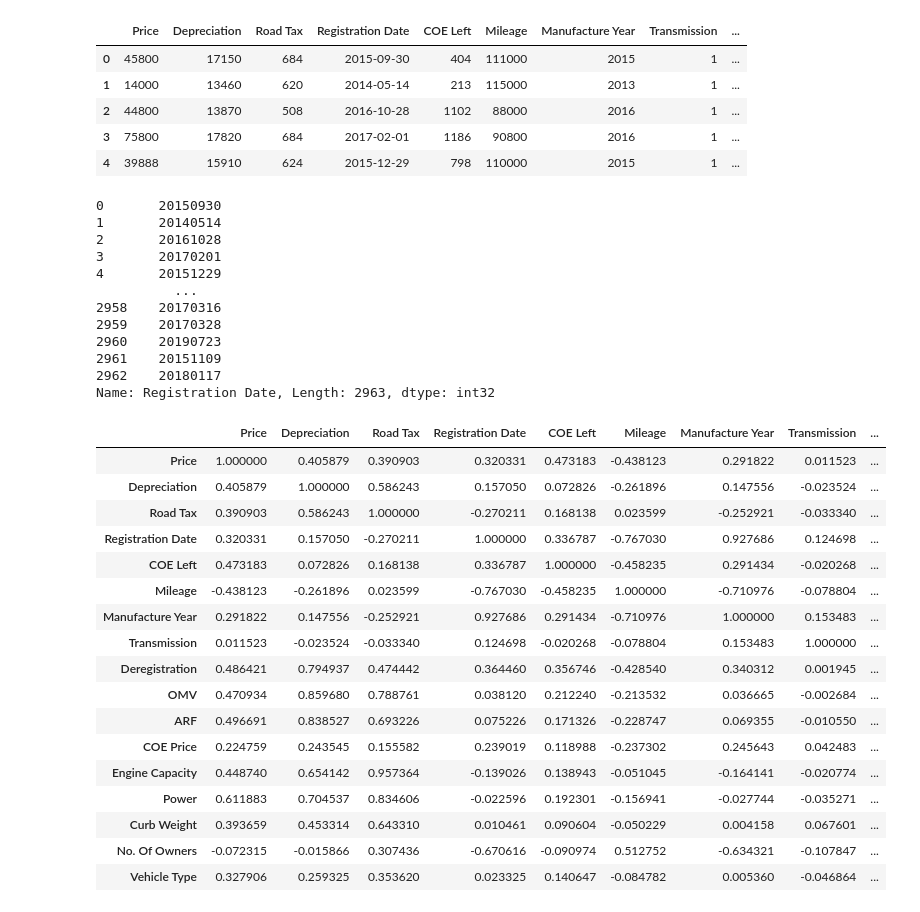
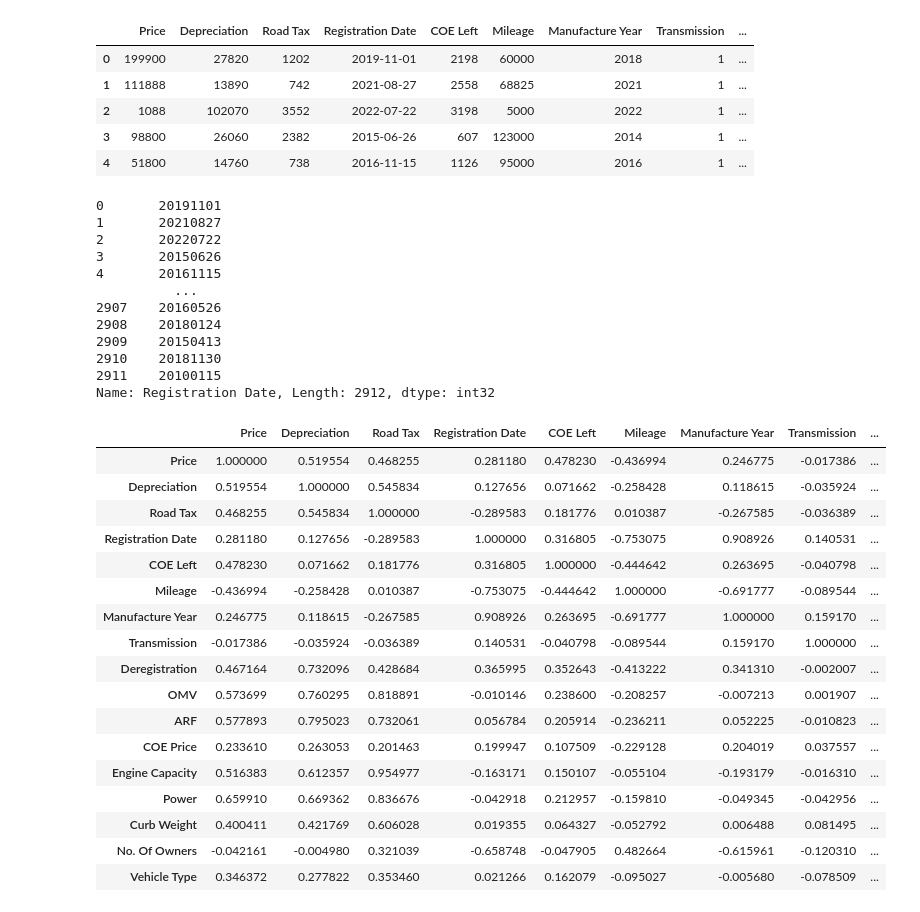
Before and after one commit to shepherd333/INF1002-Web-Crawler-Project, a Jupyter notebook: ML_recommended.ipynb, the cells around one changed output. Cells and saved outputs as stored; diff of their text form; code cells hidden in the pictures.

```diff
--- a/ML_recommended.ipynb
+++ b/ML_recommended.ipynb
@@ -11,43 +11,43 @@ import pickle
 from datetime import datetime
 
 # read the cleaned data
-data = pd.read_csv("ProcessedData.csv")
+data = pd.read_csv("ProcessedData_.csv")
 
 #drop car brand names
-data_rm_brand = data.drop('Brand', axis=1)
+data_rm_brand = data.drop(['Listing ID','Brand', 'Listing URL'], axis=1)
 
 #change car Registration Dates str type to datetime type
 data_rm_brand['Registration Date'] = pd.to_datetime(data['Registration Date'])
 data_rm_brand['Registration Date'].dtypes
 
 #encode Transmission (Auto='1', Manual='0')
 #Define a mapping dictionary
 mapping_dict = {'Auto': 1, 'Manual': 0}
 
 # Apply the mapping to the "Transmission" column
 data_rm_brand['Transmission'] = data_rm_brand['Transmission'].map(mapping_dict)
 
 #Rename the column to 'Transmission' to reflect encoding
 data_rm_brand.rename(columns={'Transmission': 'Transmission'}, inplace=True)
 
 #encode car types
 # Define a mapping dictionary
 mapping_dict2 = {'Hatchback': 1,'Mid-Sized Sedan': 2, 'MPV': 3, 'Luxury Sedan': 4, 'SUV': 5, 'Sports Car': 6, 'Stationwagon': 7}
 
 # Apply the mapping to the "Vehicle Type" column
 data_rm_brand['Vehicle Type'] = data_rm_brand['Vehicle Type'].map(mapping_dict2)
 
 #Rename 'Vehicle Type' to reflect encoding
 data_rm_brand.rename(columns={'Vehicle Type': 'Vehicle Type'}, inplace=True)
 
 data_rm_brand.head()
 # %% [output]
 |  | Price | Depreciation | Road Tax | Registration Date | COE Left | Mileage | Manufacture Year | Transmission | ... |
-| 0 | 45800 | 17150 | 684 | 2015-09-30 | 404 | 111000 | 2015 | 1 | ... |
-| 1 | 14000 | 13460 | 620 | 2014-05-14 | 213 | 115000 | 2013 | 1 | ... |
-| 2 | 44800 | 13870 | 508 | 2016-10-28 | 1102 | 88000 | 2016 | 1 | ... |
-| 3 | 75800 | 17820 | 684 | 2017-02-01 | 1186 | 90800 | 2016 | 1 | ... |
-| 4 | 39888 | 15910 | 624 | 2015-12-29 | 798 | 110000 | 2015 | 1 | ... |
+| 0 | 199900 | 27820 | 1202 | 2019-11-01 | 2198 | 60000 | 2018 | 1 | ... |
+| 1 | 111888 | 13890 | 742 | 2021-08-27 | 2558 | 68825 | 2021 | 1 | ... |
+| 2 | 1088 | 102070 | 3552 | 2022-07-22 | 3198 | 5000 | 2022 | 1 | ... |
+| 3 | 98800 | 26060 | 2382 | 2015-06-26 | 607 | 123000 | 2014 | 1 | ... |
+| 4 | 51800 | 14760 | 738 | 2016-11-15 | 1126 | 95000 | 2016 | 1 | ... |
 # %%
 # Convert the Series object to a datetime object using the `to_datetime()` function.
 registration_date_datetime = pd.to_datetime(data_rm_brand['Registration Date'], format='%y-%m-%d')
@@ -58,39 +58,39 @@ encoded_registration_date = registration_date_datetime.dt.year * 10000 + registr
 print(encoded_registration_date)
 encoded_registration_date = encoded_registration_date.astype(int)
 # %% [output]
-0       20150930
-1       20140514
-2       20161028
-3       20170201
-4       20151229
+0       20191101
+1       20210827
+2       20220722
+3       20150626
+4       20161115
           ...
-2958    20170316
-2959    20170328
-2960    20190723
-2961    20151109
-2962    20180117
-Name: Registration Date, Length: 2963, dtype: int32
+2907    20160526
+2908    20180124
+2909    20150413
+2910    20181130
+2911    20100115
+Name: Registration Date, Length: 2912, dtype: int32
 # %%
 data_rm_brand.corr()
 # %% [output]
 |  | Price | Depreciation | Road Tax | Registration Date | COE Left | Mileage | Manufacture Year | Transmission | ... |
-| Price | 1.000000 | 0.405879 | 0.390903 | 0.320331 | 0.473183 | -0.438123 | 0.291822 | 0.011523 | ... |
-| Depreciation | 0.405879 | 1.000000 | 0.586243 | 0.157050 | 0.072826 | -0.261896 | 0.147556 | -0.023524 | ... |
-| Road Tax | 0.390903 | 0.586243 | 1.000000 | -0.270211 | 0.168138 | 0.023599 | -0.252921 | -0.033340 | ... |
-| Registration Date | 0.320331 | 0.157050 | -0.270211 | 1.000000 | 0.336787 | -0.767030 | 0.927686 | 0.124698 | ... |
-| COE Left | 0.473183 | 0.072826 | 0.168138 | 0.336787 | 1.000000 | -0.458235 | 0.291434 | -0.020268 | ... |
-| Mileage | -0.438123 | -0.261896 | 0.023599 | -0.767030 | -0.458235 | 1.000000 | -0.710976 | -0.078804 | ... |
-| Manufacture Year | 0.291822 | 0.147556 | -0.252921 | 0.927686 | 0.291434 | -0.710976 | 1.000000 | 0.153483 | ... |
-| Transmission | 0.011523 | -0.023524 | -0.033340 | 0.124698 | -0.020268 | -0.078804 | 0.153483 | 1.000000 | ... |
-| Deregistration | 0.486421 | 0.794937 | 0.474442 | 0.364460 | 0.356746 | -0.428540 | 0.340312 | 0.001945 | ... |
-| OMV | 0.470934 | 0.859680 | 0.788761 | 0.038120 | 0.212240 | -0.213532 | 0.036665 | -0.002684 | ... |
-| ARF | 0.496691 | 0.838527 | 0.693226 | 0.075226 | 0.171326 | -0.228747 | 0.069355 | -0.010550 | ... |
-| COE Price | 0.224759 | 0.243545 | 0.155582 | 0.239019 | 0.118988 | -0.237302 | 0.245643 | 0.042483 | ... |
-| Engine Capacity | 0.448740 | 0.654142 | 0.957364 | -0.139026 | 0.138943 | -0.051045 | -0.164141 | -0.020774 | ... |
-| Power | 0.611883 | 0.704537 | 0.834606 | -0.022596 | 0.192301 | -0.156941 | -0.027744 | -0.035271 | ... |
-| Curb Weight | 0.393659 | 0.453314 | 0.643310 | 0.010461 | 0.090604 | -0.050229 | 0.004158 | 0.067601 | ... |
-| No. Of Owners | -0.072315 | -0.015866 | 0.307436 | -0.670616 | -0.090974 | 0.512752 | -0.634321 | -0.107847 | ... |
-| Vehicle Type | 0.327906 | 0.259325 | 0.353620 | 0.023325 | 0.140647 | -0.084782 | 0.005360 | -0.046864 | ... |
+| Price | 1.000000 | 0.519554 | 0.468255 | 0.281180 | 0.478230 | -0.436994 | 0.246775 | -0.017386 | ... |
+| Depreciation | 0.519554 | 1.000000 | 0.545834 | 0.127656 | 0.071662 | -0.258428 | 0.118615 | -0.035924 | ... |
+| Road Tax | 0.468255 | 0.545834 | 1.000000 | -0.289583 | 0.181776 | 0.010387 | -0.267585 | -0.036389 | ... |
+| Registration Date | 0.281180 | 0.127656 | -0.289583 | 1.000000 | 0.316805 | -0.753075 | 0.908926 | 0.140531 | ... |
+| COE Left | 0.478230 | 0.071662 | 0.181776 | 0.316805 | 1.000000 | -0.444642 | 0.263695 | -0.040798 | ... |
+| Mileage | -0.436994 | -0.258428 | 0.010387 | -0.753075 | -0.444642 | 1.000000 | -0.691777 | -0.089544 | ... |
+| Manufacture Year | 0.246775 | 0.118615 | -0.267585 | 0.908926 | 0.263695 | -0.691777 | 1.000000 | 0.159170 | ... |
+| Transmission | -0.017386 | -0.035924 | -0.036389 | 0.140531 | -0.040798 | -0.089544 | 0.159170 | 1.000000 | ... |
+| Deregistration | 0.467164 | 0.732096 | 0.428684 | 0.365995 | 0.352643 | -0.413222 | 0.341310 | -0.002007 | ... |
+| OMV | 0.573699 | 0.760295 | 0.818891 | -0.010146 | 0.238600 | -0.208257 | -0.007213 | 0.001907 | ... |
+| ARF | 0.577893 | 0.795023 | 0.732061 | 0.056784 | 0.205914 | -0.236211 | 0.052225 | -0.010823 | ... |
+| COE Price | 0.233610 | 0.263053 | 0.201463 | 0.199947 | 0.107509 | -0.229128 | 0.204019 | 0.037557 | ... |
+| Engine Capacity | 0.516383 | 0.612357 | 0.954977 | -0.163171 | 0.150107 | -0.055104 | -0.193179 | -0.016310 | ... |
+| Power | 0.659910 | 0.669362 | 0.836676 | -0.042918 | 0.212957 | -0.159810 | -0.049345 | -0.042956 | ... |
+| Curb Weight | 0.400411 | 0.421769 | 0.606028 | 0.019355 | 0.064327 | -0.052792 | 0.006488 | 0.081495 | ... |
+| No. Of Owners | -0.042161 | -0.004980 | 0.321039 | -0.658748 | -0.047905 | 0.482664 | -0.615961 | -0.120310 | ... |
+| Vehicle Type | 0.346372 | 0.277822 | 0.353460 | 0.021266 | 0.162079 | -0.095027 | -0.005680 | -0.078509 | ... |
 # %%
 # How each feature relates to price
 data_rm_brand.corr()['Price'].sort_values(ascending=False)
```
Also changed, not shown: parts of 27 cells of this notebook.
